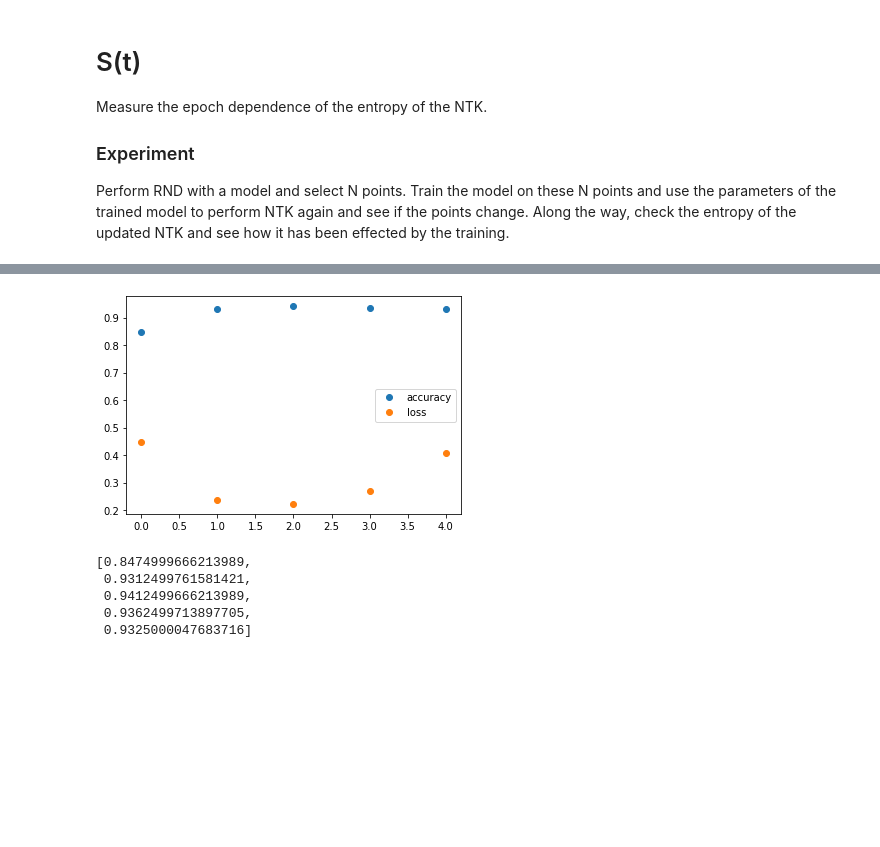
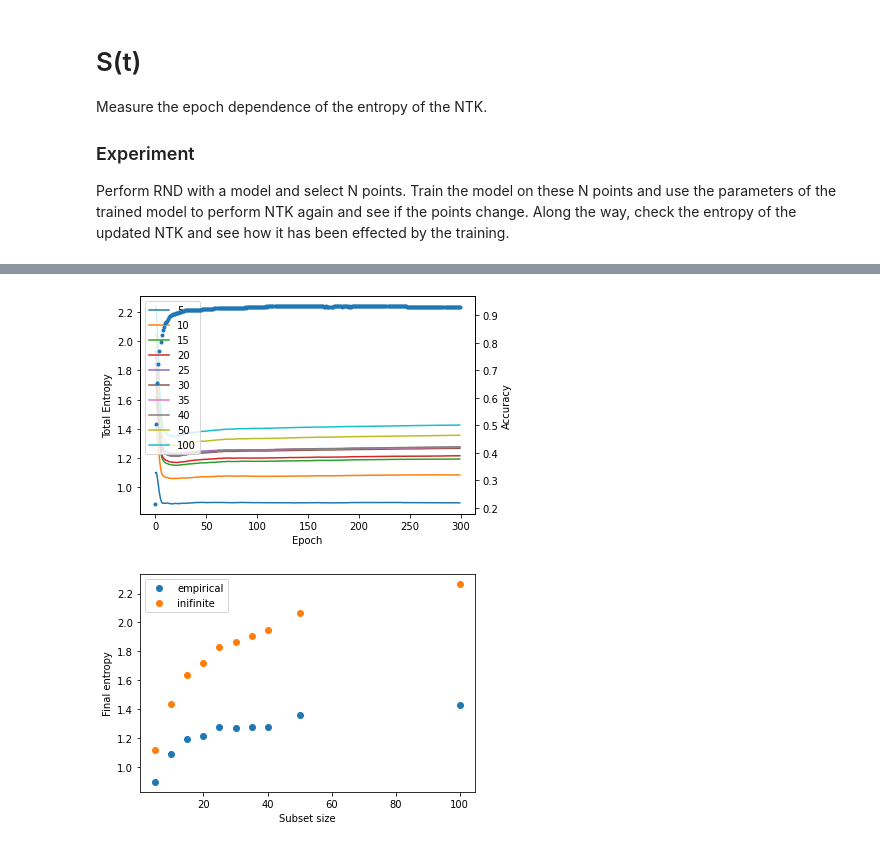
Before and after one commit to zincware/ZnNL, a Jupyter notebook: examples/notebooks/S(t).ipynb, the cells around one changed output, grey strips where cells are left out. Drawn from its saved outputs; the diff is of its cells as text; code cells hidden in the pictures; blank space fills up the shorter version.

```diff
--- a/examples/notebooks/S(t).ipynb
+++ b/examples/notebooks/S(t).ipynb
@@ -27,3 +26,3 @@ WARNING:absl:No GPU/TPU found, falling back to CPU. (Set TF_CPP_MIN_LOG_LEVEL=0
 # %%
-data_generator = rnd.data.MNISTGenerator(ds_size=800)
+data_generator = rnd.data.MNISTGenerator(ds_size=1000)
 # %% [output]
@@ -44,7 +43,7 @@ model = stax.serial(
 # %%
 production_model = rnd.models.NTModel(
         nt_module=model,
-        optimizer=optax.adam(learning_rate=0.1),
+        optimizer=optax.adam(learning_rate=0.001),
         loss_fn=rnd.loss_functions.CrossEntropyLoss(classes=10, apply_softmax=False),
         input_shape=(1, 28, 28, 1),
         training_threshold=0.001
@@ -78,19 +99,44 @@ for _ in range(5):
 # %%
 acc_arr = [item["accuracy"] for item in metrics_array]
 loss_arr = [item["loss"] for item in metrics_array]
-# %%
-# plt.plot([i for i in range(5)], entropy_array, 'o', label="entropy")
-plt.plot([i for i in range(5)], acc_arr, 'o', label="accuracy")
-plt.plot([i for i in range(5)], loss_arr, 'o', label="loss")
-plt.legend()
-plt.show()
-# %% [output]
-[figure, removed]
-# %%
-acc_arr
-# %% [output]
-[0.8474999666213989,
- 0.9312499761581421,
- 0.9412499666213989,
- 0.9362499713897705,
- 0.9325000047683716]
+# %%
+# colours = ["red", "blue", "green"]
+scale = [np.log(5), np.log(10), np.log(30)]
+fig, ax = plt.subplots()
+
+ax2 = ax.twinx()
+
+for i, item in enumerate(entropy_data):
+    ax.plot(entropy_data[item]["empirical"], label=item)
+#     ax.plot(entropy_data[item]["infinite"]), '-', c=colours[i])
+
+ax2.plot(acc_arr, '.')
+# plt.yscale("log")
+ax.legend()
+ax.set_xlabel("Epoch")
+ax2.set_ylabel("Accuracy")
+ax.set_ylabel("Total Entropy")
+plt.savefig("Entropy_vs_Training.pdf")
+plt.show()
+# %% [output]
+[figure, added]
+# %%
+plt.plot(
+    subsets,
+    [entropy_data[item]["empirical"][-1] for item in entropy_data],
+    'o',
+    label="empirical"
+)
+plt.plot(
+    subsets,
+    [entropy_data[item]["infinite"][-1] for item in entropy_data],
+    'o',
+    label="inifinite"
+)
+plt.xlabel("Subset size")
+plt.ylabel("Final entropy")
+plt.legend()
+plt.savefig("Final_Entropy_Subsets.pdf")
+plt.show()
+# %% [output]
+[figure, added]
```
Also changed, not shown: parts of 8 cells of this notebook.
